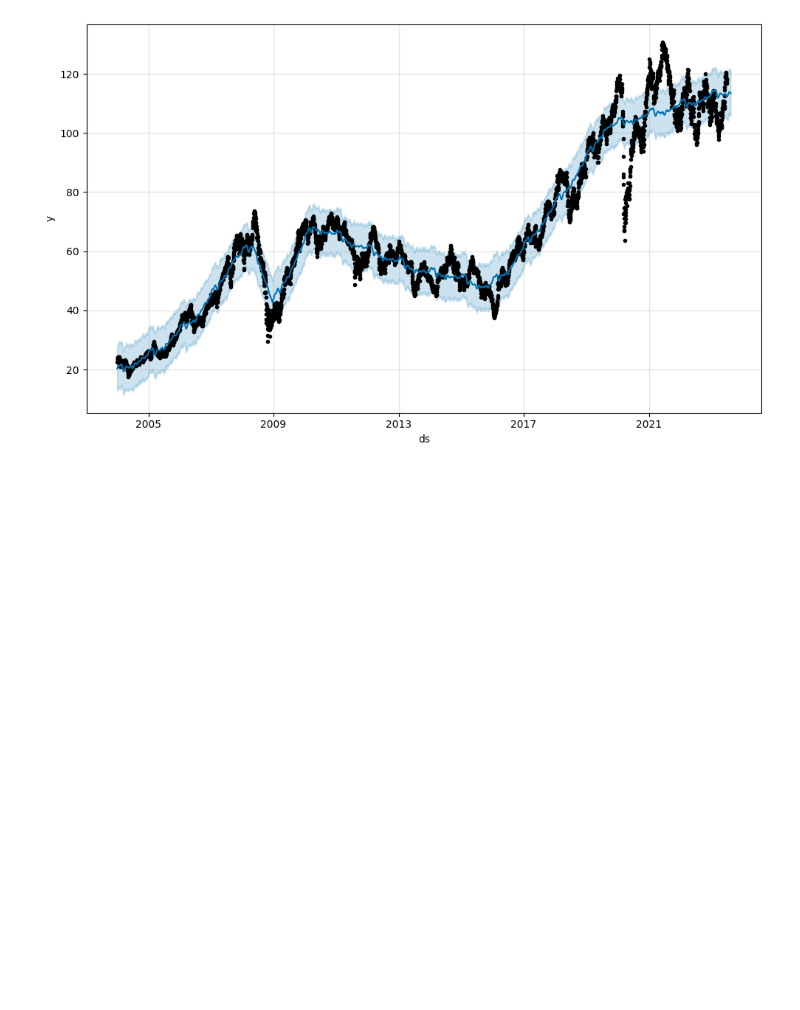
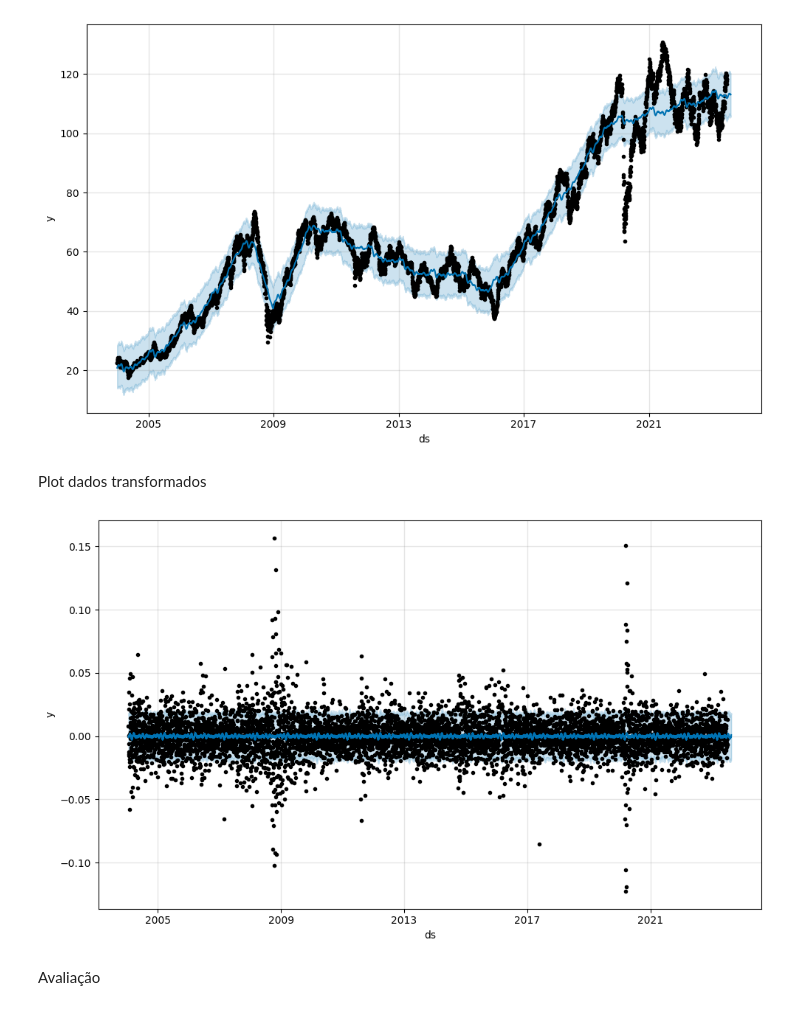
Before and after one commit to MCardosoDev/Tech_Challenge_Fase2, a Jupyter notebook: Tech_Challenge2_prophet.ipynb, the cells around one changed output. Cells and saved outputs as stored; diff of their text form; code cells hidden in the pictures; blank space fills up the shorter version.

```diff
--- a/Tech_Challenge2_prophet.ipynb
+++ b/Tech_Challenge2_prophet.ipynb
@@ -28,0 +29,13 @@ df
+# %%
+train_diff = pd.read_csv('train_diff.csv')
+train_diff['ds'] = pd.to_datetime(train_diff['ds'])
+train_diff['Data'] = pd.to_datetime(train_diff['Data'])
+train_diff.set_index('Data', inplace=True)
+test_diff = pd.read_csv('test_diff.csv')
+test_diff['Data'] = pd.to_datetime(test_diff['Data'])
+test_diff['ds'] = pd.to_datetime(test_diff['ds'])
+test_diff.set_index('Data', inplace=True)
+valid_diff = pd.read_csv('valid_diff.csv')
+valid_diff['Data'] = pd.to_datetime(valid_diff['Data'])
+valid_diff['ds'] = pd.to_datetime(valid_diff['ds'])
+valid_diff.set_index('Data', inplace=True)
@@ -86,0 +92,5 @@ future = m.make_future_dataframe(periods=32,freq='B')
+# %%
+m_diff = Prophet()
+m_diff.add_seasonality(name='weekly', period=7, fourier_order=7)
+m_diff.fit(train_diff)
+future_diff = m_diff.make_future_dataframe(periods=32,freq='B')
@@ -156,0 +178,4 @@ prophet_future[['ds', 'yhat', 'yhat_lower', 'yhat_upper']]
+# %%
+prophet_forecast_diff = m_diff.predict(future_diff)
+prophet_future_diff=prophet_forecast_diff.tail(46)
+prophet_future_diff[['ds', 'yhat', 'yhat_lower', 'yhat_upper']]
@@ -160,3 +205,9 @@ fig = m.plot(prophet_forecast)
 [figure]
 # %%
 plot_components_plotly(m, prophet_forecast)
+# %% [markdown]
+Plot dados transformados
+# %%
+fig_diff = m_diff.plot(prophet_forecast_diff)
+# %% [output]
+[figure, added]
@@ -162,0 +216,2 @@ plot_components_plotly(m, prophet_forecast)
+# %% [markdown]
+Avaliação
```
Also changed, not shown: parts of 34 cells of this notebook, 13 other files.
